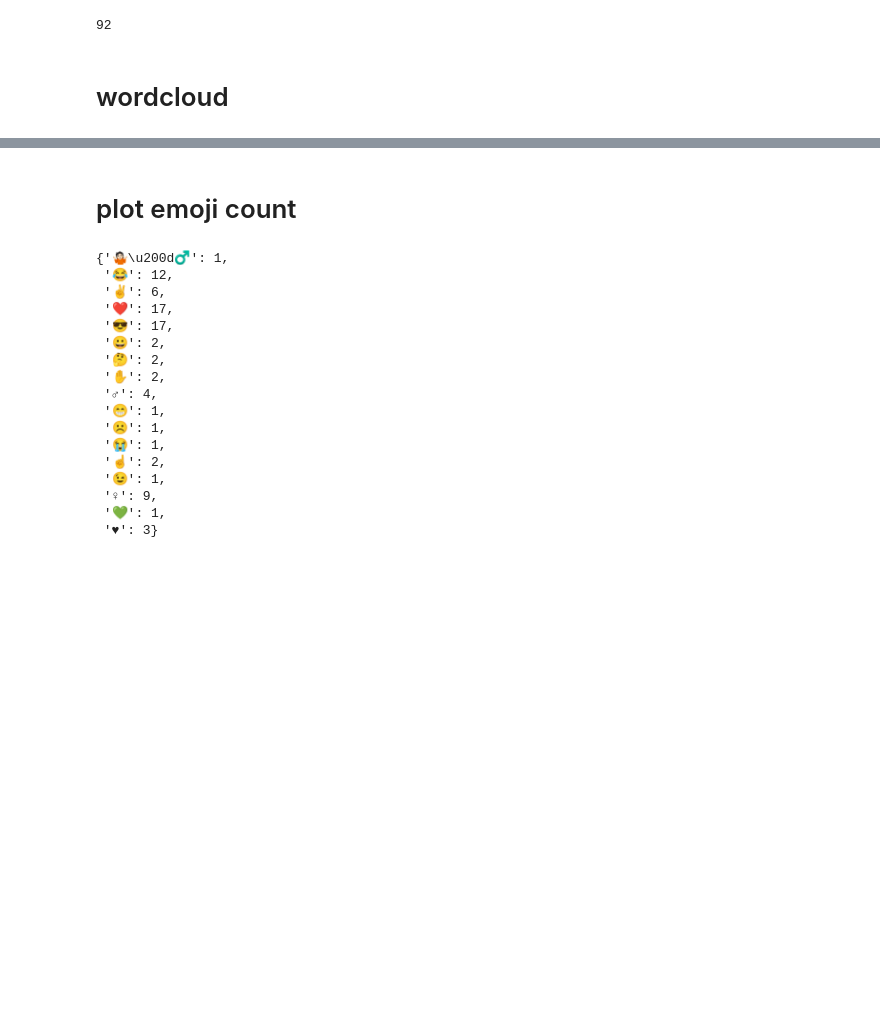
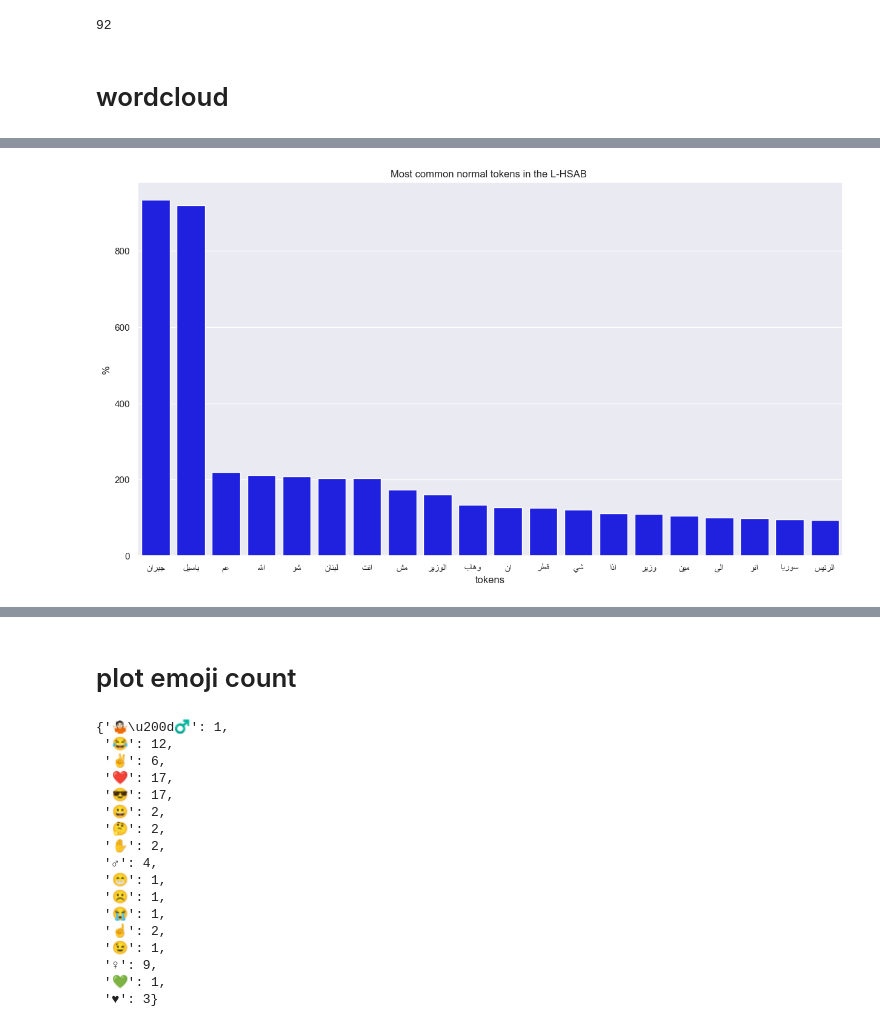
Before and after one commit to rabeeqasem/arabic_sent_aanalysis, a Jupyter notebook: EDA/L_HSAB_eda.ipynb, the cells around one changed output, grey strips where cells are left out. Drawn from its saved outputs; the diff is of its cells as text; code cells hidden in the pictures; blank space fills up the shorter version.

```diff
--- a/EDA/L_HSAB_eda.ipynb
+++ b/EDA/L_HSAB_eda.ipynb
@@ -99,0 +172,22 @@ plt.show()
+# %%
+from turtle import width
+
+
+def GetTopWord(k,hclass):
+    word_df=pd.DataFrame(' '.join(copy_origin_ds['tweet_without_stopwords']).lower().split(),columns=['words'])
+    top_all=pd.Series(' '.join(copy_origin_ds[copy_origin_ds['Class']==hclass]['tweet_without_stopwords']).lower().split()).value_counts()[:k].to_dict()
+    for old_key in list(top_all):
+        new_key=arabic_reshaper.reshape(old_key)
+        new_key = get_display(new_key)
+        top_all[new_key] = top_all.pop(old_key)
+
+    my_df = pd.DataFrame(top_all.items())
+    plt.figure(figsize=(15,8))
+    ax = sns.barplot(x=0, y=1, data=my_df,color='blue')
+    ax.set(xlabel = 'tokens', ylabel='%', title=f'Most common {hclass} tokens in the L-HSAB ')
+    #plt.bar(top_all.keys(), top_all.values())
+    #plt.title(f'top {k} words in the {hclass} class')
+# %%
+GetTopWord(20,'normal')
+# %% [output]
+[figure, added]
```
Also changed, not shown: parts of 20 cells of this notebook.
